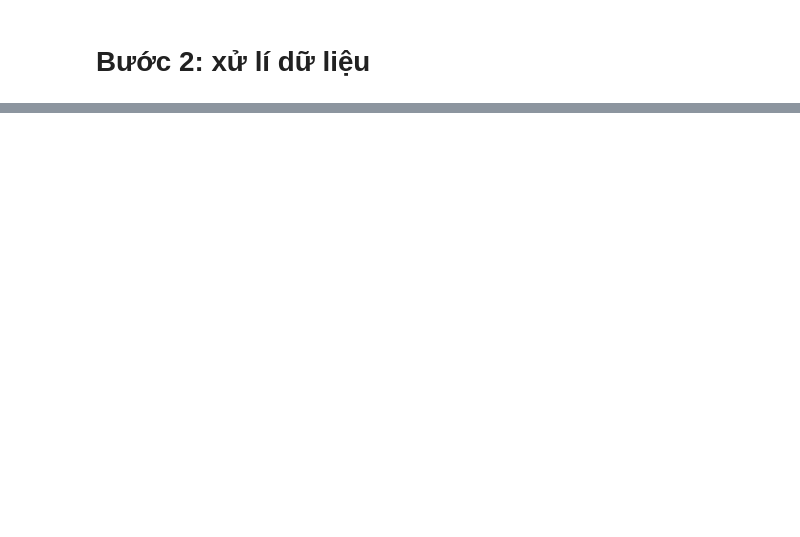
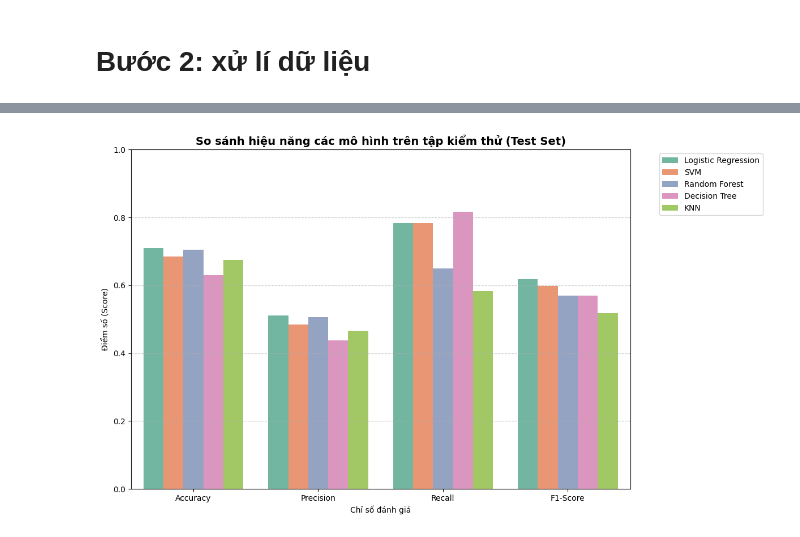
Before and after one commit to minhphu12-oc/gg-colab, a Jupyter notebook: project_6.ipynb, the cells around one changed output, grey strips where cells are left out. Saved outputs shown, nothing was run; the diff lists cells and outputs as text; code cells hidden in the pictures; blank space fills up the shorter version.

```diff
--- a/project_6.ipynb
+++ b/project_6.ipynb
@@ -1315,0 +654,28 @@ display(
+# %%
+import pandas as pd
+import numpy as np
+import matplotlib.pyplot as plt
+import seaborn as sns
+from sklearn.metrics import accuracy_score, precision_score, recall_score, f1_score
+
+models_eval = {
+    'Logistic Regression': y_pred_opt,
+    'SVM': y_pred_svm,
+    'Random Forest': y_pred_rf,
+    'Decision Tree': y_pred_dt,
+    'KNN': y_pred_knn
+}
+
+results_list = []
+for name, pred in models_eval.items():
+    results_list.append({
+        'Model': name,
+        'Accuracy': accuracy_score(y_test, pred),
+        'Precision': precision_score(y_test, pred),
+        'Recall': recall_score(y_test, pred),
+        'F1-Score': f1_score(y_test, pred)
+    })
+
+df_results = pd.DataFrame(results_list)
+
+display(df_results.style.highlight_max(color='green', subset=['Accuracy', 'Precision', 'Recall', 'F1-Score']))
@@ -1315,0 +689,15 @@ display(
+# %%
+df_melted = df_results.melt(id_vars='Model', var_name='Metric', value_name='Value')
+
+plt.figure(figsize=(12, 7))
+sns.barplot(data=df_melted, x='Metric', y='Value', hue='Model', palette='Set2')
+plt.title('So sánh hiệu năng các mô hình trên tập kiểm thử (Test Set)', fontsize=14, fontweight='bold')
+plt.ylim(0, 1.0)
+plt.ylabel('Điểm số (Score)')
+plt.xlabel('Chỉ số đánh giá')
+plt.grid(axis='y', linestyle='--', alpha=0.7)
+plt.legend(bbox_to_anchor=(1.05, 1), loc='upper left')
+plt.tight_layout()
+plt.show()
+# %% [output]
+[figure, added]
```
Also changed, not shown: parts of 94 cells of this notebook.
